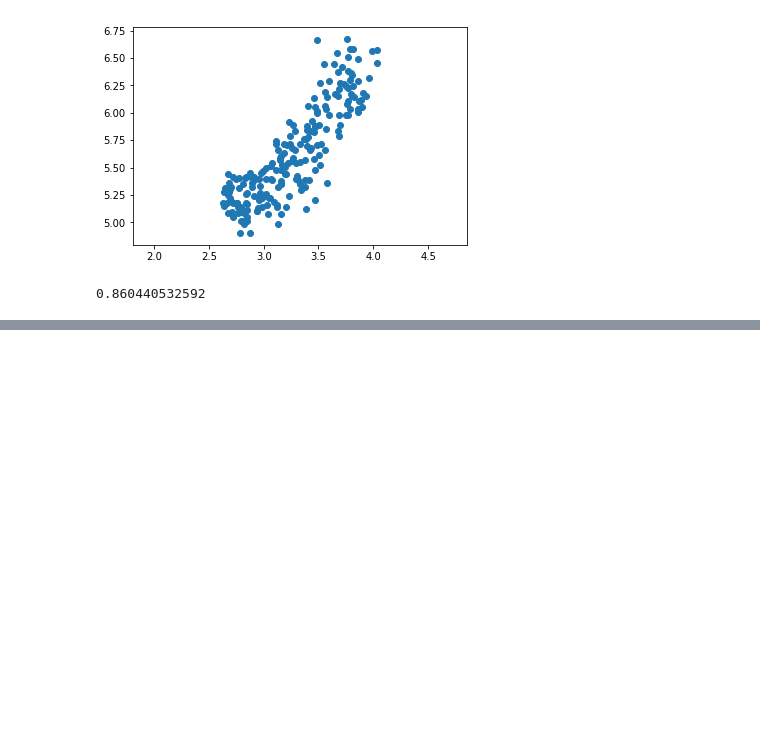
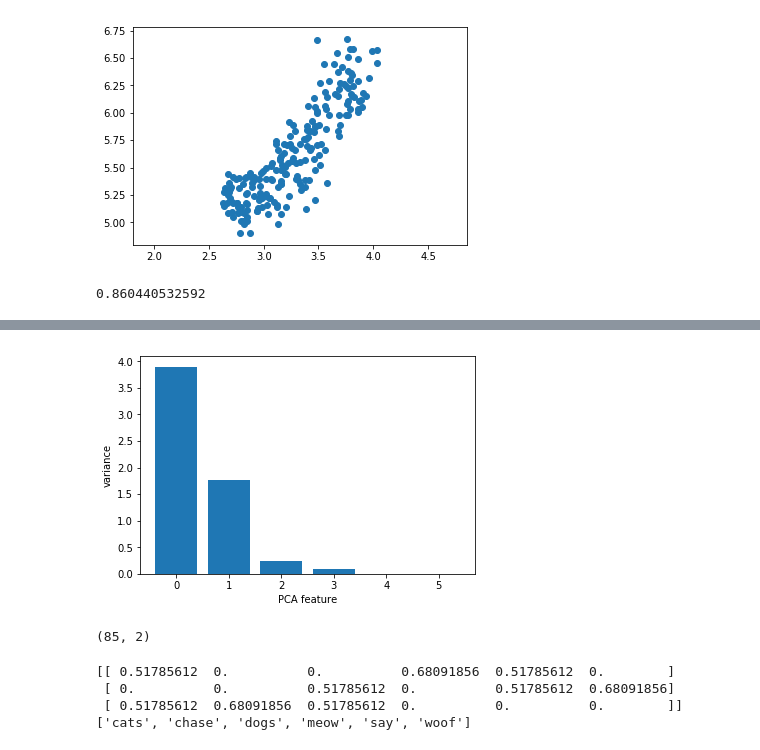
Before and after one commit to saurabhsharma0404/PCA, a Jupyter notebook: PCA.ipynb, the cells around one changed output, grey strips where cells are left out. Drawn from its saved outputs; the diff is of its cells as text; code cells hidden in the pictures; blank space fills up the shorter version.

```diff
--- a/PCA.ipynb
+++ b/PCA.ipynb
@@ -55,0 +86,64 @@ print(correlation)
+# %%
+df1 = pd.read_csv('data/fish.csv',header=None)
+
+fsamp = df1.iloc[:,1:].values
+
+#print(fsamp)
+
+# Create scaler: scaler
+scaler = StandardScaler()
+
+# Create a PCA instance: pca
+pca = PCA()
+
+# Create pipeline: pipeline
+pipeline = make_pipeline(scaler,pca)
+
+# Fit the pipeline to 'samples'
+pipeline.fit(fsamp)
+
+# Plot the explained variances
+features = range(pca.n_components_)
+plt.bar(features, pca.explained_variance_)
+plt.xlabel('PCA feature')
+plt.ylabel('variance')
+plt.xticks(features)
+plt.show()
+# %% [output]
+[figure, added]
+# %%
+# Create a PCA model with 2 components: pca
+pca = PCA(n_components=2)
+
+# Fit the PCA instance to the scaled samples
+pca.fit(fsamp)
+
+# Transform the scaled samples: pca_features
+pca_features = pca.transform(fsamp)
+
+# Print the shape of pca_features
+2print(pca_features.shape)
+# %% [output]
+(85, 2)
+# %%
+documents = ['cats say meow', 'dogs say woof', 'dogs chase cats']
+
+# Create a TfidfVectorizer: tfidf
+tfidf = TfidfVectorizer()
+
+# Apply fit_transform to document: csr_mat
+csr_mat = tfidf.fit_transform(documents)
+
+# Print result of toarray() method
+print(csr_mat.toarray())
+
+# Get the words: words
+words = tfidf.get_feature_names()
+
+# Print words
+print(words)
+# %% [output]
+[[ 0.51785612  0.          0.          0.68091856  0.51785612  0.        ]
+ [ 0.          0.          0.51785612  0.          0.51785612  0.68091856]
+ [ 0.51785612  0.68091856  0.51785612  0.          0.          0.        ]]
+['cats', 'chase', 'dogs', 'meow', 'say', 'woof']
```
Also changed, not shown: parts of 5 cells of this notebook, 4 other files.
